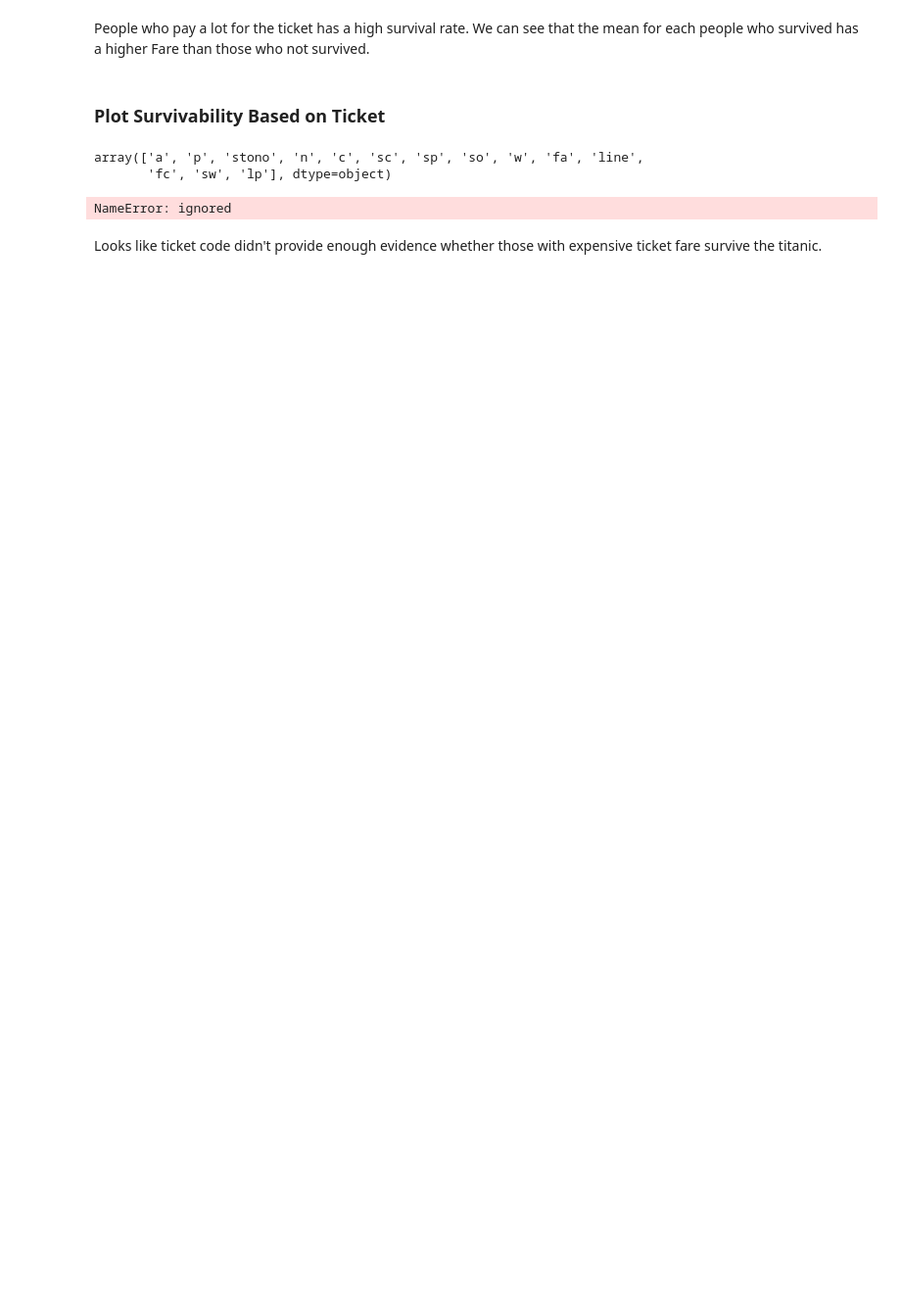
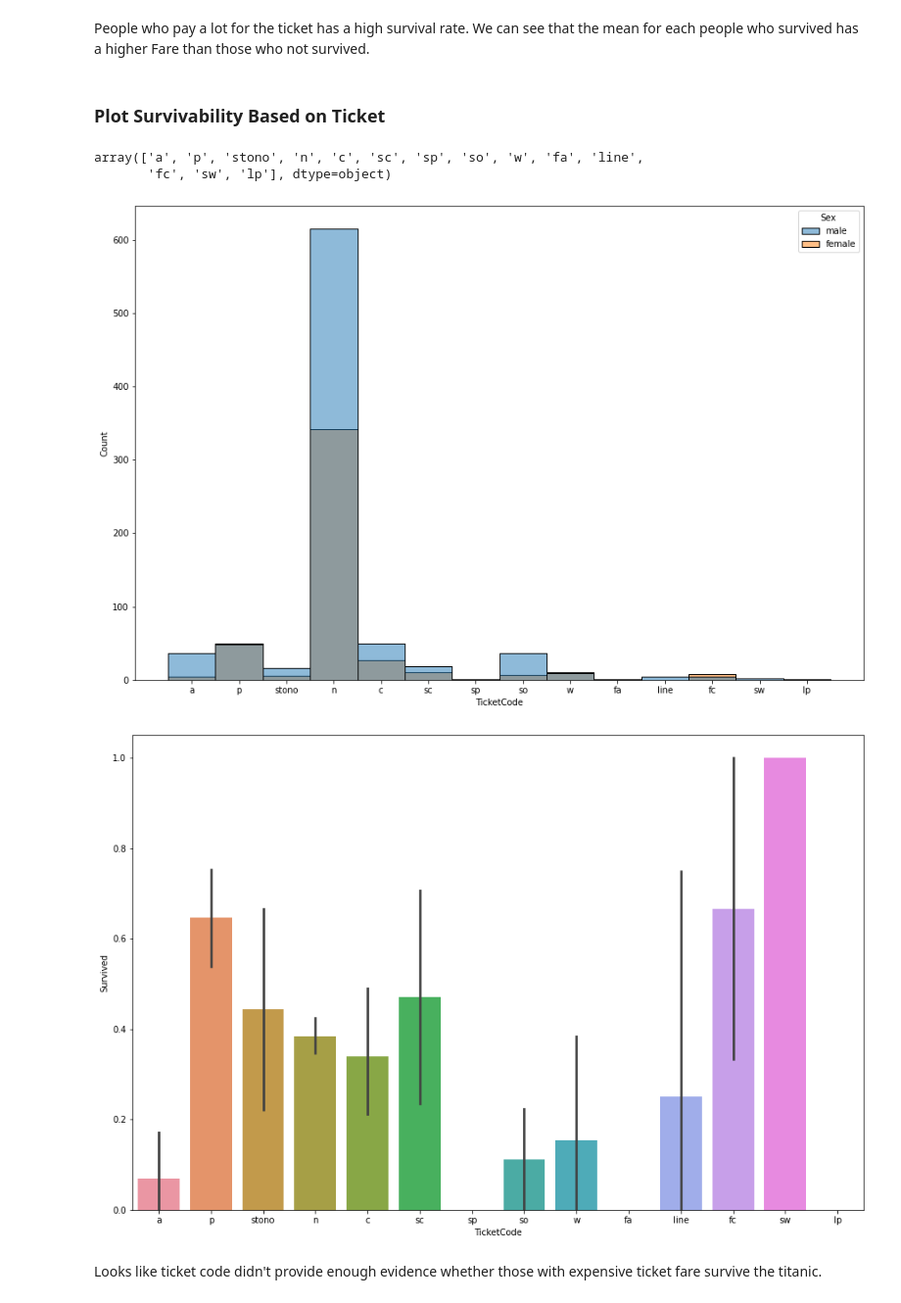
Before and after one commit to marcellinus-witarsah/dataScienceMiniProjects, a Jupyter notebook: TitanicSurvivalModel/Titanic Third.ipynb, the cells around one changed output. Shown at 98% size. Drawn from its saved outputs; the diff is of its cells as text; code cells hidden in the pictures; blank space fills up the shorter version.

```diff
--- a/TitanicSurvivalModel/Titanic Third.ipynb
+++ b/TitanicSurvivalModel/Titanic Third.ipynb
@@ -883,16 +899,17 @@ array(['a', 'p', 'stono', 'n', 'c', 'sc', 'sp', 'so', 'w', 'fa', 'line',
 # %%
 plt.figure(figsize=(15,10))
 sns.histplot(x='TicketCode', hue='Sex', data=titanic_all)
 plt.show()
 
 plt.figure(figsize=(15,10))
 sns.barplot(x='TicketCode', y='Survived', data=titanic_all)
 plt.show()
 
-display(pd.pivot_table(titanic_train, index='TicketCode', columns='Survived', values='PassengerId', aggfunc='count'))
-display(pd.pivot_table(titanic_train, index='TicketCode', columns='Survived', values='Fare', aggfunc='mean'))
+# display(pd.pivot_table(titanic_train, index='TicketCode', columns='Survived', values='PassengerId', aggfunc='count'))
+# display(pd.pivot_table(titanic_train, index='TicketCode', columns='Survived', values='Fare', aggfunc='mean'))
 # %% [output]
-NameError: ignored
+[figure, added]
+[figure, added]
 # %% [markdown]
 Looks like ticket code didn't provide enough evidence whether those with expensive ticket fare survive the titanic.
 # %%
```
Also changed, not shown: parts of 35 cells of this notebook.
